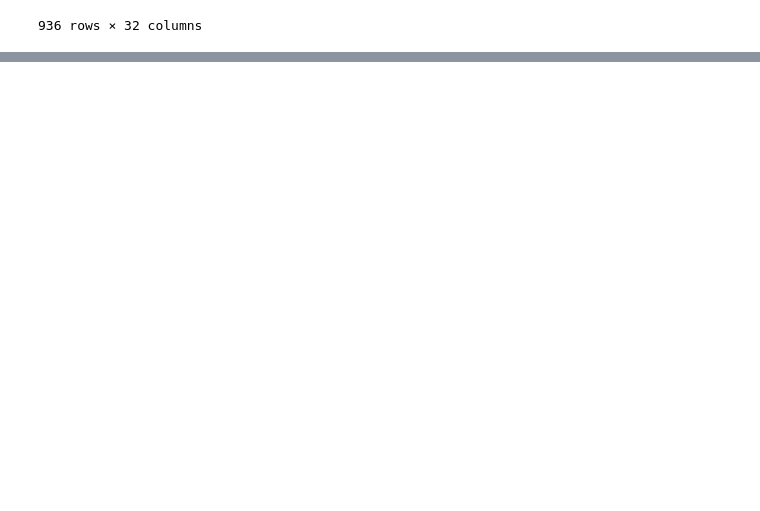
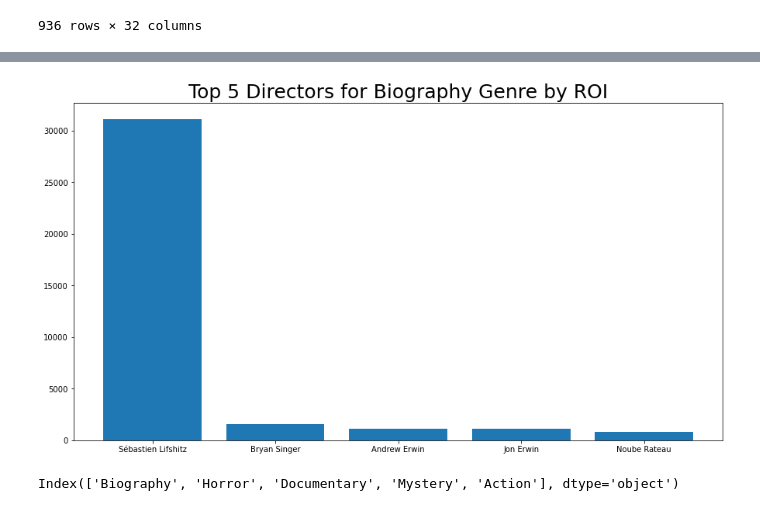
Before and after one commit to bc0119/project, a Jupyter notebook: dsc-phase-1-project-v2-4-master/student.ipynb, the cells around one changed output, grey strips where cells are left out. Drawn from its saved outputs; the diff is of its cells as text; code cells hidden in the pictures; blank space fills up the shorter version.

```diff
--- a/dsc-phase-1-project-v2-4-master/student.ipynb
+++ b/dsc-phase-1-project-v2-4-master/student.ipynb
@@ -567,0 +608,21 @@ len(groups)
+# %%
+#filterting dataframe
+
+wanted_columns=['movie_id', 'averagerating', 'numvotes', 'num_of_genres', 'rating',
+                'ROI_worldwide', 'Biography', 'Mystery', 'Horror', 'Documentary', 'Action']
+
+filtered_df = main_df.loc[:, wanted_columns]
+# %%
+#loaded in database with directors
+
+directors= pd.read_sql("""
+
+SELECT primary_name as director, movie_id
+FROM persons
+JOIN directors
+    USING(person_id)
+""", conn)
+# %%
+#merged directors with filtered_df
+
+directors_ROI = filtered_df.merge(directors, on='movie_id')
@@ -567,0 +648,20 @@ len(groups)
+# %%
+biography = directors_ROI[directors_ROI.Biography == 1]
+top_bio_directors = biography.groupby(['director']).mean()['ROI_worldwide'].sort_values(ascending=False)[0:5]
+# %%
+#plotting best directors
+
+fig, ax = plt.subplots(figsize=(15,8))
+
+ax.bar(range(len(top_bio_directors)), top_bio_directors)
+ax.set_xticks(range(len(top_bio_directors)))
+ax.set_xticklabels(top_bio_directors.index, fontsize=10)
+ax.set_title("Top 5 Directors for Biography Genre by ROI", fontsize=25)
+
+plt.show()
+# %% [output]
+[figure, added]
+# %%
+top_5_genres.index
+# %% [output]
+Index(['Biography', 'Horror', 'Documentary', 'Mystery', 'Action'], dtype='object')
```
Also changed, not shown: parts of 63 cells of this notebook.
